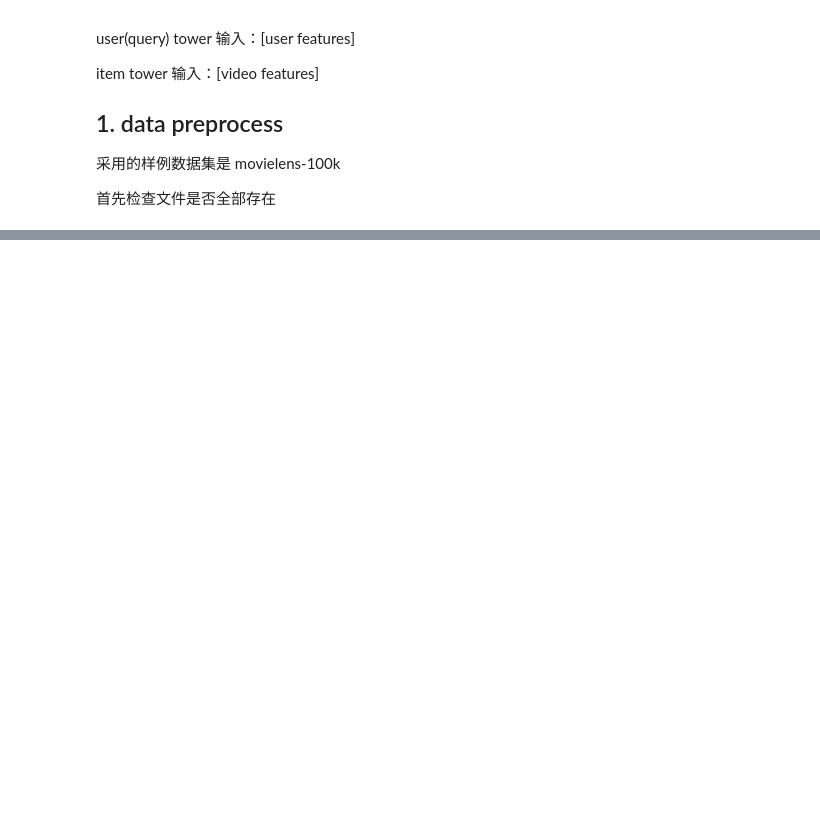
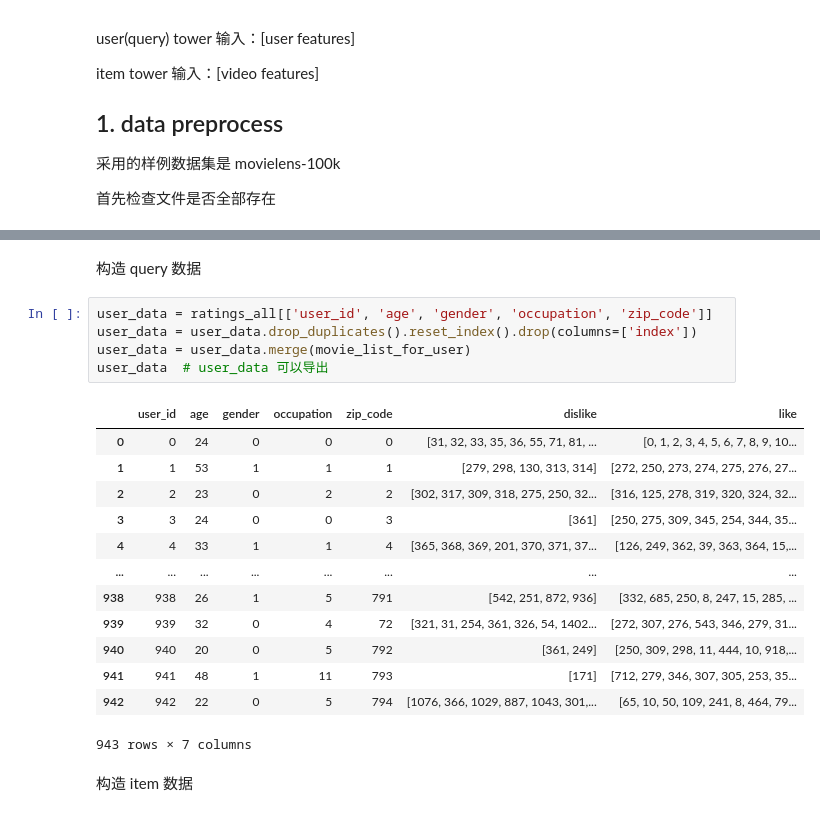
Before and after one commit to 2Mw/RS-Reproduce, a Jupyter notebook: notebooks/DoubleTowerDNN.ipynb, the cells around one changed output, grey strips where cells are left out. Cells and saved outputs as stored; diff of their text form; blank space fills up the shorter version.

```diff
--- a/notebooks/DoubleTowerDNN.ipynb
+++ b/notebooks/DoubleTowerDNN.ipynb
@@ -35,0 +196,23 @@ Check files over.
+# %% [markdown]
+构造 query 数据
+# %%
+user_data = ratings_all[['user_id', 'age', 'gender', 'occupation', 'zip_code']]
+user_data = user_data.drop_duplicates().reset_index().drop(columns=['index'])
+user_data = user_data.merge(movie_list_for_user)
+user_data  # user_data 可以导出
+# %% [output]
+|  | user_id | age | gender | occupation | zip_code | dislike | like |
+| 0 | 0 | 24 | 0 | 0 | 0 | [31, 32, 33, 35, 36, 55, 71, 81, ... | [0, 1, 2, 3, 4, 5, 6, 7, 8, 9, 10... |
+| 1 | 1 | 53 | 1 | 1 | 1 | [279, 298, 130, 313, 314] | [272, 250, 273, 274, 275, 276, 27... |
+| 2 | 2 | 23 | 0 | 2 | 2 | [302, 317, 309, 318, 275, 250, 32... | [316, 125, 278, 319, 320, 324, 32... |
+| 3 | 3 | 24 | 0 | 0 | 3 | [361] | [250, 275, 309, 345, 254, 344, 35... |
+| 4 | 4 | 33 | 1 | 1 | 4 | [365, 368, 369, 201, 370, 371, 37... | [126, 249, 362, 39, 363, 364, 15,... |
+| ... | ... | ... | ... | ... | ... | ... | ... |
+| 938 | 938 | 26 | 1 | 5 | 791 | [542, 251, 872, 936] | [332, 685, 250, 8, 247, 15, 285, ... |
+| 939 | 939 | 32 | 0 | 4 | 72 | [321, 31, 254, 361, 326, 54, 1402... | [272, 307, 276, 543, 346, 279, 31... |
+| 940 | 940 | 20 | 0 | 5 | 792 | [361, 249] | [250, 309, 298, 11, 444, 10, 918,... |
+| 941 | 941 | 48 | 1 | 11 | 793 | [171] | [712, 279, 346, 307, 305, 253, 35... |
+| 942 | 942 | 22 | 0 | 5 | 794 | [1076, 366, 1029, 887, 1043, 301,... | [65, 10, 50, 109, 241, 8, 464, 79... |
+943 rows × 7 columns
+# %% [markdown]
+构造 item 数据
```
Also changed, not shown: parts of 29 cells of this notebook, 1 other file.
